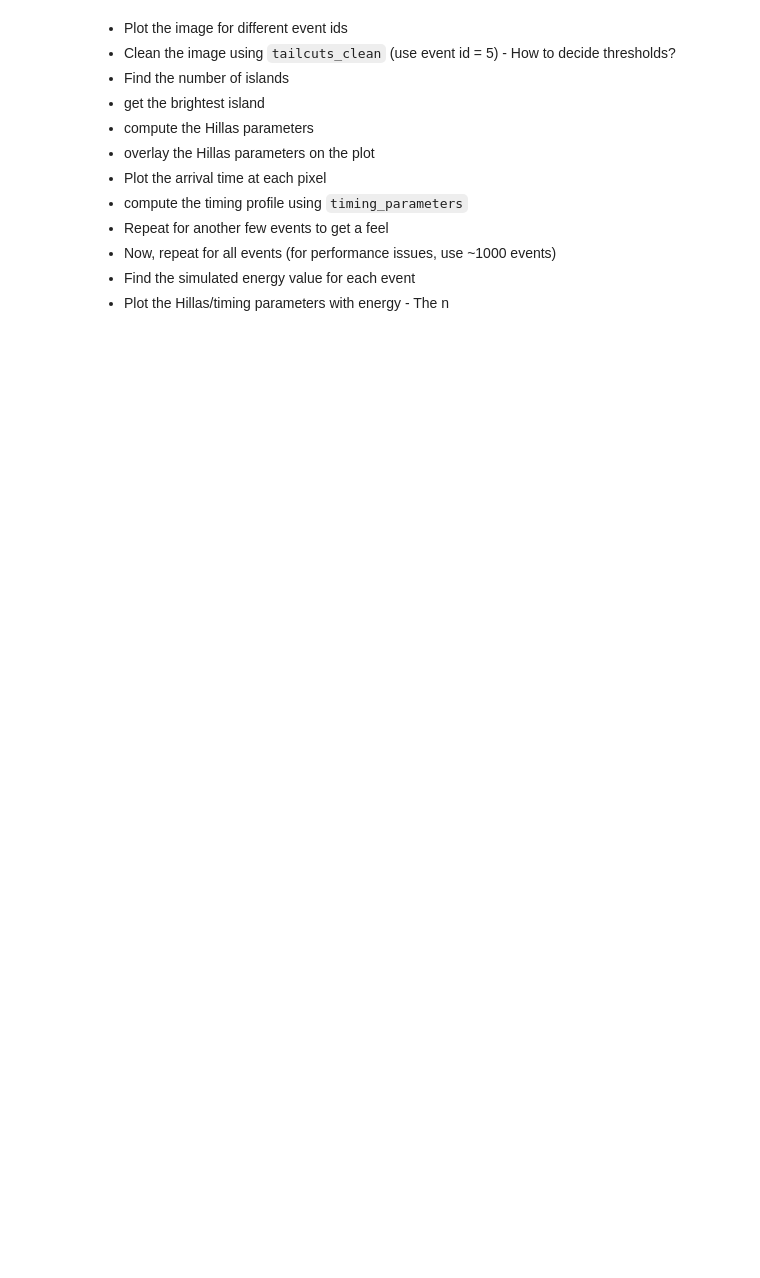
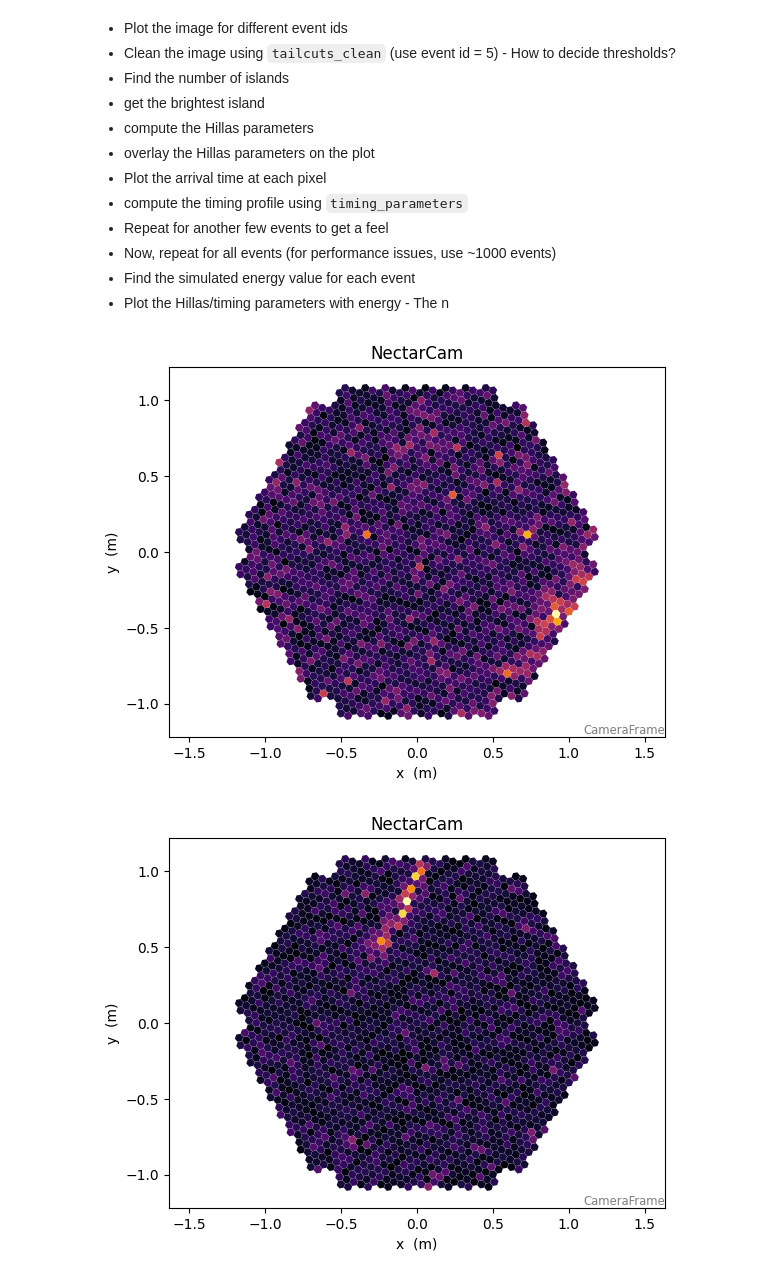
Before and after one commit to sarthak-tri/ACR_2026_TIFR_assignments, a Jupyter notebook: assignment-1/Mono_Reconstruction.ipynb, the cells around one changed output. Drawn from its saved outputs; the diff is of its cells as text; code cells hidden in the pictures; blank space fills up the shorter version.

Commit message:
Created plots of first four images on NectarCam.

```diff
--- a/assignment-1/Mono_Reconstruction.ipynb
+++ b/assignment-1/Mono_Reconstruction.ipynb
@@ -60,3 +82,15 @@ mono_events[0].dl1.tel[TEL_ID].image
 - Now, repeat for all events (for performance issues, use ~1000 events)
 - Find the simulated energy value for each event
 - Plot the Hillas/timing parameters with energy - The n
+# %%
+## plotting images for first four events in mono_events
+tel_geom = source.subarray.tel[tel_id].camera.geometry
+for i in range(4):
+    plt.figure()
+    image = mono_events[i].dl1.tel[tel_id].image
+    display = CameraDisplay(tel_geom)
+    display.image = image
+    display.show()
+# %% [output]
+[figure, added]
+[figure, added]
```
Also changed, not shown: parts of 3 cells of this notebook.
